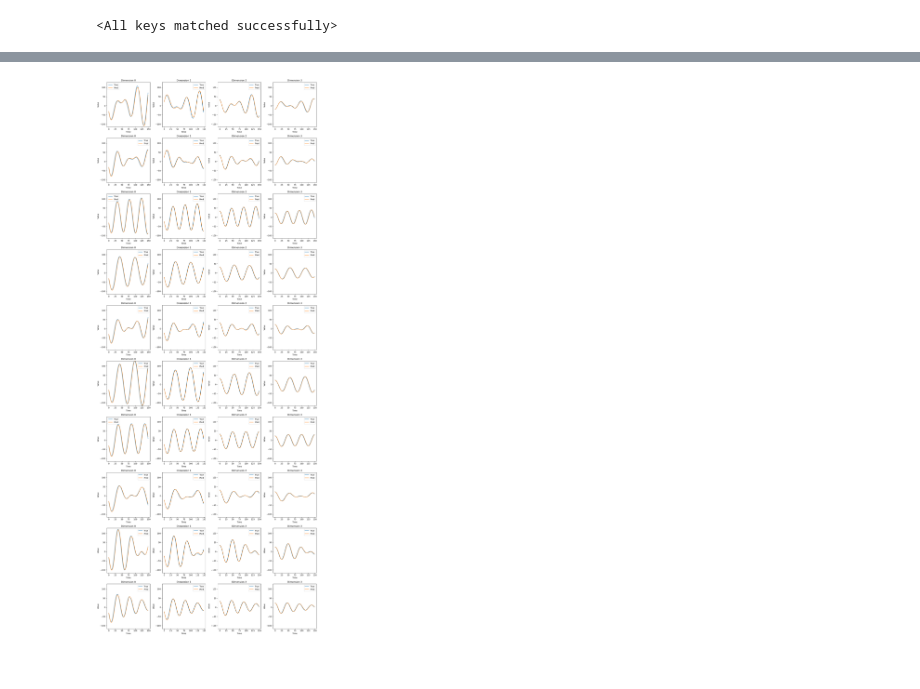
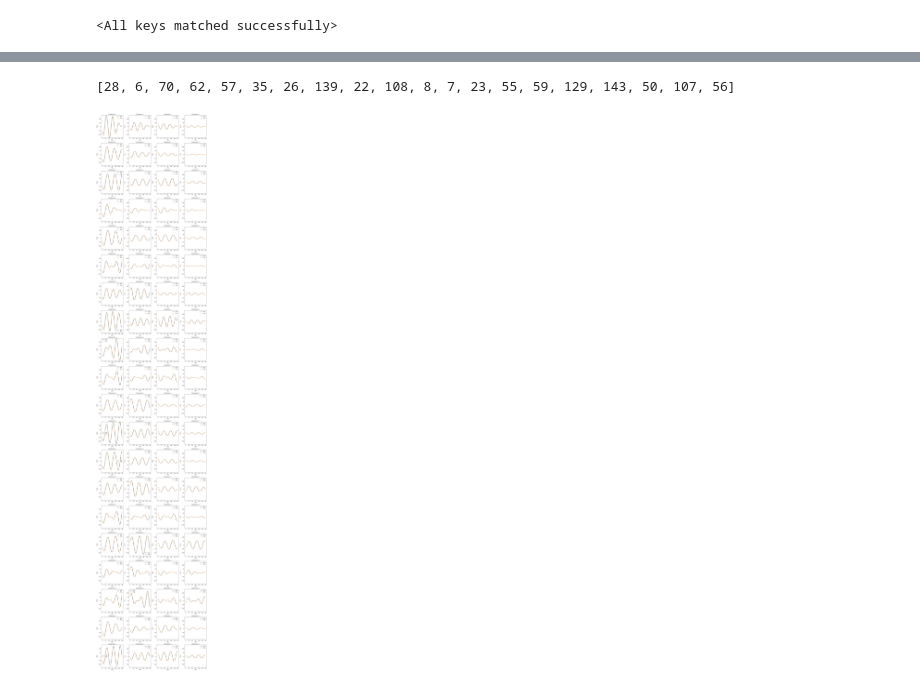
Before and after one commit to Shiqi-Wu/sensor_case, a Jupyter notebook: pca_from_formulation/test_MultiNu.ipynb, the cells around one changed output, grey strips where cells are left out. Cells and saved outputs as stored; diff of their text form; code cells hidden in the pictures.

Commit message:
experiments

```diff
--- a/pca_from_formulation/test_MultiNu.ipynb
+++ b/pca_from_formulation/test_MultiNu.ipynb
@@ -16,7 +16,7 @@ import os
 # %%
 import yaml
 
-config_path = '/home/shiqi/code/model_combination_Argos/pca_from_formulation/output/experiment_10/config.yaml'
+config_path = '/home/shiqi/code/Project2-sensor-case/model_combination_Argos/pca_from_formulation/output/experiment_10/config.yaml'
 with open(config_path, 'r') as file:
     config = yaml.safe_load(file)
 # %%
@@ -64,7 +64,7 @@ for i in range(len(nu_list)):
 params = km.Params(n_features, n_inputs, config)
 
 # Model
-model = km.build_model_DicWithInputs(params, x_data, u_data)
+model, _ = km.build_model_DicWithInputs_multi_nu(params, x_dataset, u_dataset)
 model = model.to(device)
 # %% [output]
 Device: cpu
@@ -97,29 +103,27 @@ len(x_dataset)
 # %%
 # start from the zero point
-nu = torch.tensor([1000])
 x_data_pred_traj = []
 x_data_pca_traj = []
 x_data_pca_pred_traj = []
-nu = torch.tensor(build_nu(nu_list, 1, nu), dtype=torch.int16)
-nu = nu.reshape((1, -1))
-for x_data, u_data in zip(x_dataset, u_dataset):
+for x_data, u_data, nu_data in zip(x_dataset, u_dataset, nu_dataset):
     steps = window_size
 
     x_data = torch.tensor(x_data, dtype=torch.float32).to(device)
     u_data = torch.tensor(u_data, dtype=torch.float32).to(device)
     x_pred = torch.zeros_like(x_data).to(device)
     x_pred[0, :] = x_data[0, :]
-    x0 = model.encode(x_data[0, :].reshape(1, -1))
+    nu = nu_data[0:1,:]
+    x0 = model.encode(x_data[0, :].reshape(1, -1), nu)
     for step in range(1, steps):
         u = u_data[step-1, :].reshape(1, -1)
         x1 = model.latent_to_latent_forward(x0, u, nu)
-        x_pred[step, :] = model.decode(x1)
+        x_pred[step, :] = model.decode(x1, nu)
         x0 = x1
     x_data_pred_traj.append(x_pred.detach().cpu().numpy())
 
-    x_pca_true = model.std_layer_1.transform(x_data.detach())
+    x_pca_true = model.std_layer_1.transform(x_data.detach(), nu_data)
     x_pca_true = model.pca_transformer.transform(x_pca_true)
-    x_pca_pred = model.std_layer_1.transform(x_pred.detach())
+    x_pca_pred = model.std_layer_1.transform(x_pred.detach(), nu_data)
     x_pca_pred = model.pca_transformer.transform(x_pca_pred)
     x_data_pca_traj.append(x_pca_true)
     x_data_pca_pred_traj.append(x_pca_pred)
@@ -188,38 +192,44 @@ print(np.mean(domain_relative_error))
 # %%
 import numpy as np
 import matplotlib.pyplot as plt
+import random
 
-ks = range(len(x_dataset))
-# ks = [12, 13]
+random.seed(42)
+
+length = len(x_dataset)
+ks = random.sample(range(length), k=20)
+
+print(ks)
 
 fig, axs = plt.subplots(len(ks), 4, figsize=(16, len(ks) * 4))
 
 y_min, y_max = float('inf'), float('-inf')
 
 for k in ks:
     x_true = x_data_pca_traj[k]
     x_pred = x_data_pca_pred_traj[k]
     y_min = min(y_min, np.min(x_true.detach().cpu().numpy()))
     y_max = max(y_max, np.max(x_true.detach().cpu().numpy()))
 
 for idx, k in enumerate(ks):
     x_true = x_data_pca_traj[k]
     x_pred = x_data_pca_pred_traj[k]
 
     for dim in range(4):
         ax = axs[idx, dim]
         ax.plot(x_true[:, dim], label='True')  # 绘制真实值
         ax.plot(x_pred[:, dim], label='Pred')  # 绘制预测值
         ax.set_title(f'Dimension {dim}')  # 设置标题
         ax.set_xlabel('Time')  # 设置x轴标签
         ax.set_ylabel('Value')  # 设置y轴标签
         ax.set_ylim([y_min, y_max])
         ax.legend()  # 显示图例
 
 plt.tight_layout()  # 调整布局
 plt.show()  # 显示图形
 # %% [output]
+[28, 6, 70, 62, 57, 35, 26, 139, 22, 108, 8, 7, 23, 55, 59, 129, 143, 50, 107, 56]
-[figure, old version]
+[figure, new version]
 # %%
 # k = 12
 # x_true = x_data_pca_traj[k]
```
Also changed, not shown: parts of 8 cells of this notebook, 21 other files.
